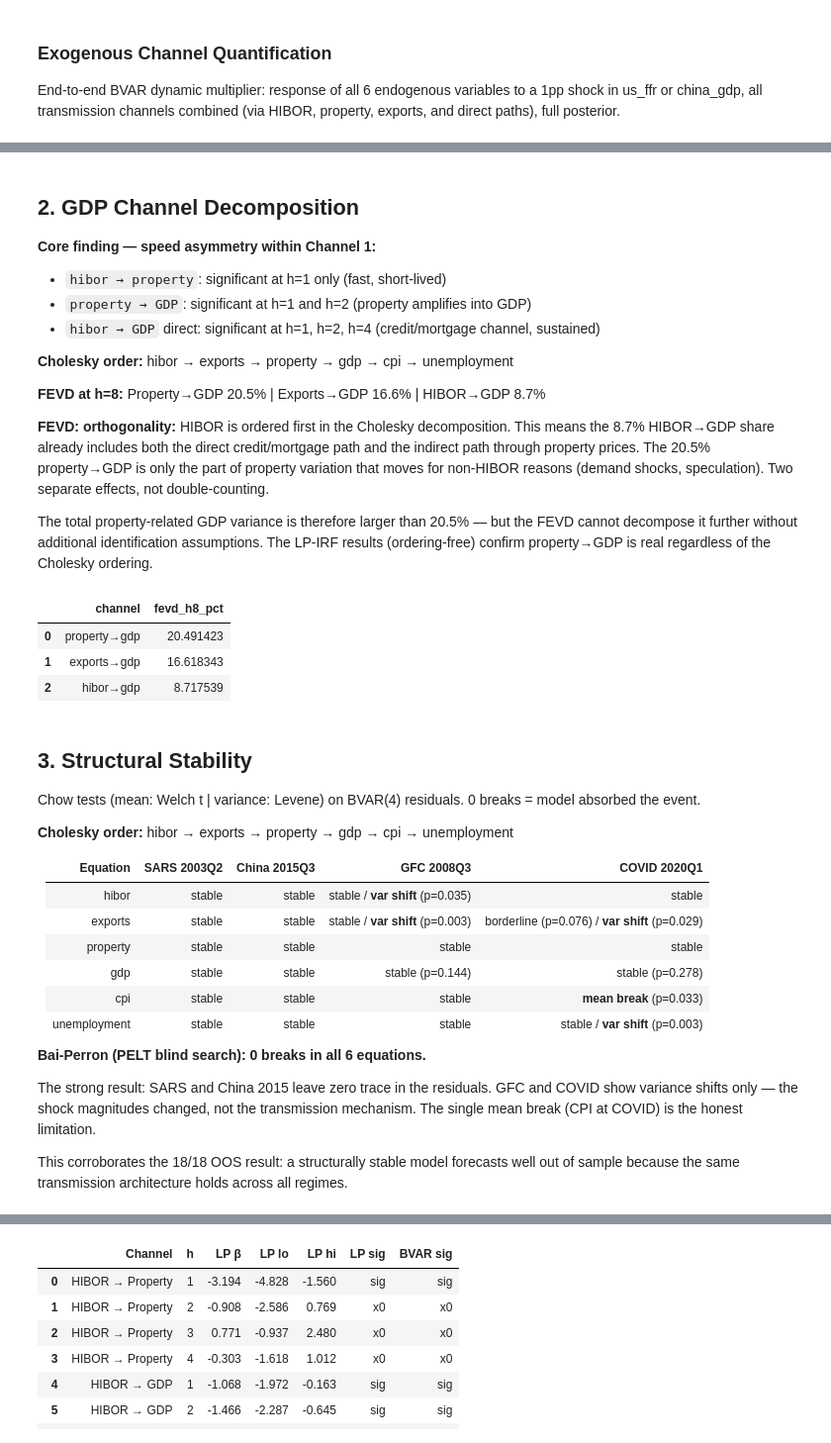
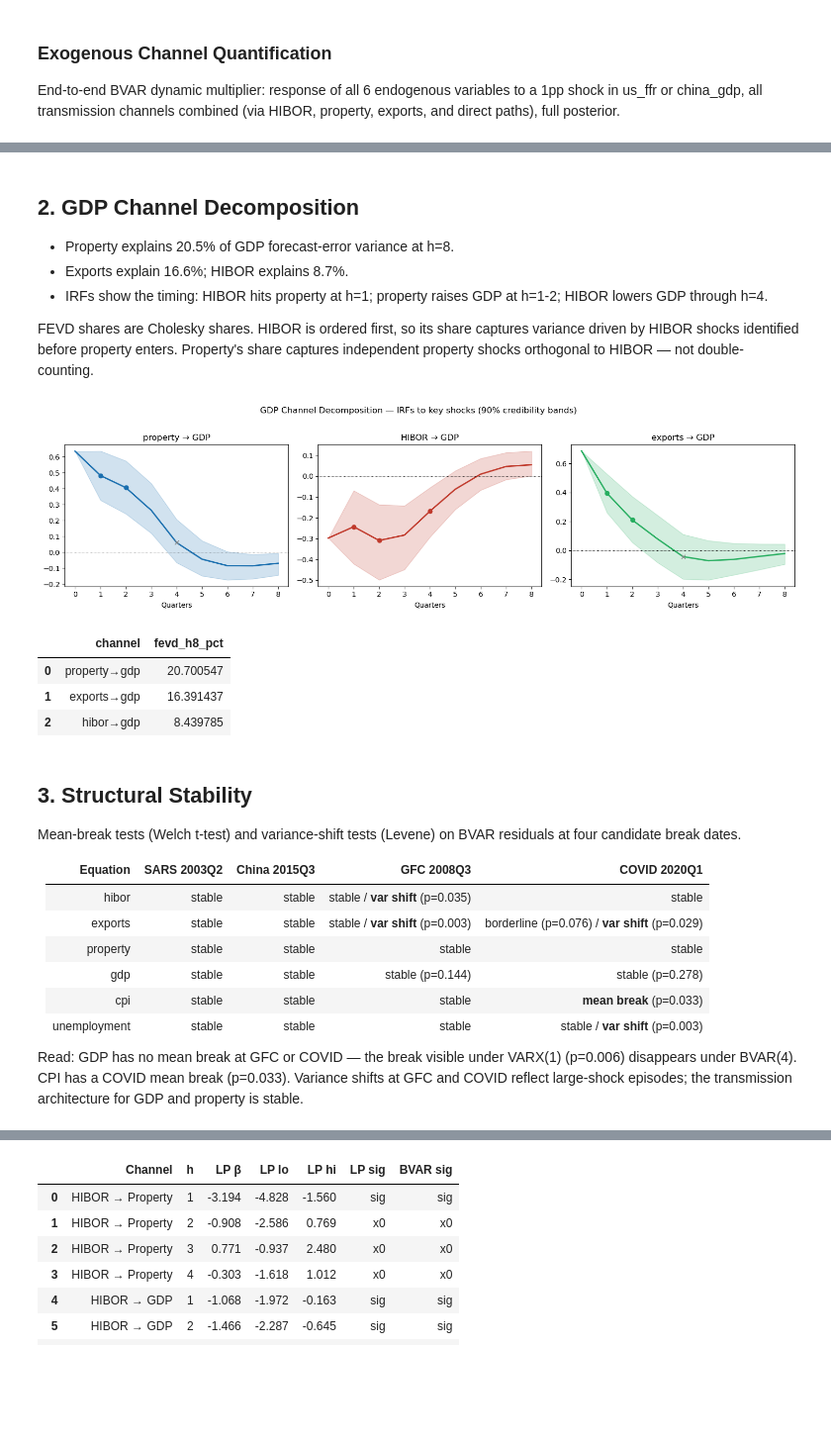
Before and after one commit to 4minutes-chung/Hong-Kong, a Jupyter notebook: HK_BVAR_Final.ipynb, the cells around one changed output, grey strips where cells are left out. Shown at 99% size. Drawn from its saved outputs; the diff is of its cells as text; code cells hidden in the pictures; blank space fills up the shorter version.

```diff
--- a/HK_BVAR_Final.ipynb
+++ b/HK_BVAR_Final.ipynb
@@ -228,25 +253,0 @@ plt.close()
-# %%
-## FEVD plot
-labels_short = ['HIBOR','Exports','Property','GDP','CPI','Unemp']
-colors = ['#1a6faf','#e74c3c','#27ae60','#f39c12','#8e44ad','#16a085']
-hs = [1, 2, 4, 8]
-focus = [(idx['hk_property_price_qoq'],'Property'), (idx['gdp_growth'],'GDP'), (idx['hibor_3m'],'HIBOR')]
-fig, axes = plt.subplots(1, 3, figsize=(14, 4)); fig.patch.set_facecolor('white')
-for ax_i, (ri, rname) in enumerate(focus):
-    data = np.array([fevd_can[ri, :, h-1, 0]*100 for h in hs])
-    bottom = np.zeros(len(hs))
-    for ci, (color, sl) in enumerate(zip(colors, labels_short)):
-        ax = axes[ax_i]
-        ax.bar(range(len(hs)), data[:, ci], bottom=bottom, color=color, label=sl, width=0.6)
-        for hi, (val, bot) in enumerate(zip(data[:, ci], bottom)):
-            if val > 8: ax.text(hi, bot+val/2, f"{val:.0f}%", ha='center', va='center', fontsize=7, fontweight='bold', color='white')
-        bottom += data[:, ci]
-    ax.set_title(rname, fontsize=9, fontweight='bold')
-    ax.set_xticks(range(len(hs))); ax.set_xticklabels([f'h={h}' for h in hs])
-    ax.set_ylim(0, 108); ax.tick_params(labelsize=8)
-    if ax_i == 2: ax.legend(loc='upper left', fontsize=7, framealpha=0.8)
-fig.suptitle('Forecast Error Variance Decomposition (h = 1, 2, 4, 8)', fontsize=9, y=1.01)
-plt.tight_layout()
-plt.savefig('output/phase9a_canonical_fevd.png', dpi=150, bbox_inches='tight', facecolor='white')
-plt.show()
-plt.close()
@@ -255,69 +254,58 @@ plt.close()
 # %% [markdown]
 ## 2. GDP Channel Decomposition
 
-**Core finding — speed asymmetry within Channel 1:**
-- `hibor → property`: significant at h=1 only (fast, short-lived)
-- `property → GDP`: significant at h=1 and h=2 (property amplifies into GDP)
-- `hibor → GDP` direct: significant at h=1, h=2, h=4 (credit/mortgage channel, sustained)
+- Property explains 20.5% of GDP forecast-error variance at h=8.
+- Exports explain 16.6%; HIBOR explains 8.7%.
+- IRFs show the timing: HIBOR hits property at h=1; property raises GDP at h=1-2; HIBOR lowers GDP through h=4.
 
-**Cholesky order:** hibor → exports → property → gdp → cpi → unemployment
-
-**FEVD at h=8:** Property→GDP 20.5% | Exports→GDP 16.6% | HIBOR→GDP 8.7%
-
-**FEVD: orthogonality:**
-HIBOR is ordered first in the Cholesky decomposition. This means the 8.7% HIBOR→GDP share already includes both the direct credit/mortgage path and the indirect path through property prices. The 20.5% property→GDP is only the part of property variation that moves for non-HIBOR reasons (demand shocks, speculation). Two separate effects, not double-counting.
-
-The total property-related GDP variance is therefore larger than 20.5% — but the FEVD cannot decompose it further without additional identification assumptions. The LP-IRF results (ordering-free) confirm property→GDP is real regardless of the Cholesky ordering.
+FEVD shares are Cholesky shares. HIBOR is ordered first, so its share captures variance driven by HIBOR shocks identified before property enters. Property's share captures independent property shocks orthogonal to HIBOR — not double-counting.
 # %%
 hibor_gdp_fevd_h8 = fevd_can[idx['gdp_growth'], idx['hibor_3m'], 7, 0] * 100
 prop_gdp_fevd_h8  = fevd_can[idx['gdp_growth'], idx['hk_property_price_qoq'], 7, 0] * 100
 exp_gdp_fevd_h8   = fevd_can[idx['gdp_growth'], idx['hk_exports_china_yoy'], 7, 0] * 100
 
 t = np.arange(9)
-BLUE = '#1a6faf'; RED = '#c0392b'; GREEN = '#27ae60'
 channels_10a = [
-    (idx['hk_property_price_qoq'], idx['gdp_growth'], 'property → GDP', BLUE),
-    (idx['hibor_3m'],               idx['gdp_growth'], 'HIBOR → GDP',    RED),
-    (idx['hk_exports_china_yoy'],   idx['gdp_growth'], 'exports → GDP',  GREEN),
+    (idx['hk_property_price_qoq'], idx['gdp_growth'], 'property → GDP', '#1a6faf'),
+    (idx['hibor_3m'],               idx['gdp_growth'], 'HIBOR → GDP',    '#c0392b'),
+    (idx['hk_exports_china_yoy'],   idx['gdp_growth'], 'exports → GDP',  '#27ae60'),
 ]
-fig, axes = plt.subplots(1, 3, figsize=(15, 4)); fig.patch.set_facecolor('white')
+fig, axes = plt.subplots(1, 3, figsize=(15, 4))
 for ax, (imp, resp, title, col) in zip(axes, channels_10a):
     med = irf_can[resp, imp, :, 0]
     lo  = irf_can[resp, imp, :, 1]
     hi  = irf_can[resp, imp, :, 2]
     ax.plot(t, med, color=col, lw=2)
     ax.fill_between(t, lo, hi, alpha=0.2, color=col)
     ax.axhline(0, color='k', lw=0.7, ls=':')
-    ax.set_title(title, fontsize=10, fontweight='bold')
-    ax.set_xlabel('Quarters', fontsize=8)
-    ax.tick_params(labelsize=8)
+    ax.set_title(title)
+    ax.set_xlabel('Quarters')
     for h in [1, 2, 4]:
         lo_h = irf_can[resp, imp, h, 1]; hi_h = irf_can[resp, imp, h, 2]
         marker = 'o' if not (lo_h < 0 < hi_h) else 'x'
         mc     = col if not (lo_h < 0 < hi_h) else 'grey'
         ax.plot(h, irf_can[resp, imp, h, 0], marker, color=mc, ms=6, zorder=5)
-fig.suptitle('GDP Channel Decomposition — IRFs to key shocks (90% credibility bands)', fontsize=9, y=1.02)
+fig.suptitle('GDP Channel Decomposition — IRFs to key shocks (90% credibility bands)', y=1.02)
 plt.tight_layout()
-plt.savefig('output/phase10a_gdp_channels.png', dpi=150, bbox_inches='tight', facecolor='white')
-plt.close()
+plt.savefig('output/phase10a_gdp_channels.png', dpi=150, bbox_inches='tight')
+plt.show()
 
 fevd_df = pd.DataFrame({
     'channel': ['property→gdp', 'exports→gdp', 'hibor→gdp'],
     'fevd_h8_pct': [prop_gdp_fevd_h8, exp_gdp_fevd_h8, hibor_gdp_fevd_h8]
 })
 fevd_df.to_csv('output/fevd_gdp_h8.csv', index=False)
 display(fevd_df)
 # %% [output]
+[figure, added]
 |  | channel | fevd_h8_pct |
-| 0 | property→gdp | 20.491423 |
-| 1 | exports→gdp | 16.618343 |
-| 2 | hibor→gdp | 8.717539 |
+| 0 | property→gdp | 20.700547 |
+| 1 | exports→gdp | 16.391437 |
+| 2 | hibor→gdp | 8.439785 |
 # %% [markdown]
 ## 3. Structural Stability
 
-Chow tests (mean: Welch t | variance: Levene) on BVAR(4) residuals. 0 breaks = model absorbed the event.
-
-**Cholesky order:** hibor → exports → property → gdp → cpi → unemployment
+Mean-break tests (Welch t-test) and variance-shift tests (Levene) on BVAR residuals at four candidate break dates.
 
 | Equation | SARS 2003Q2 | China 2015Q3 | GFC 2008Q3 | COVID 2020Q1 |
 |---|---|---|---|---|
@@ -328,9 +316,5 @@ Chow tests (mean: Welch t | variance: Levene) on BVAR(4) residuals. 0 breaks = m
 | cpi | stable | stable | stable | **mean break** (p=0.033) |
 | unemployment | stable | stable | stable | stable / **var shift** (p=0.003) |
 
-**Bai-Perron (PELT blind search): 0 breaks in all 6 equations.**
-
-The strong result: SARS and China 2015 leave zero trace in the residuals. GFC and COVID show variance shifts only — the shock magnitudes changed, not the transmission mechanism. The single mean break (CPI at COVID) is the honest limitation.
-
-This corroborates the 18/18 OOS result: a structurally stable model forecasts well out of sample because the same transmission architecture holds across all regimes.
+Read: GDP has no mean break at GFC or COVID — the break visible under VARX(1) (p=0.006) disappears under BVAR(4). CPI has a COVID mean break (p=0.033). Variance shifts at GFC and COVID reflect large-shock episodes; the transmission architecture for GDP and property is stable.
 # %%
```
Also changed, not shown: parts of 27 cells of this notebook, 23 other files.
